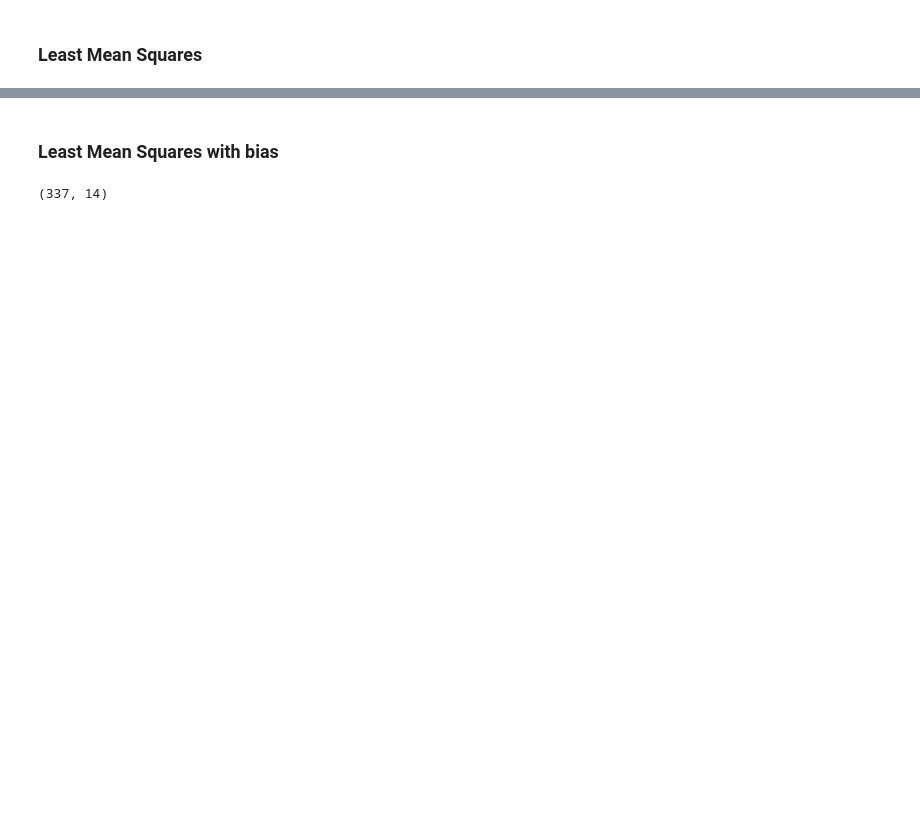
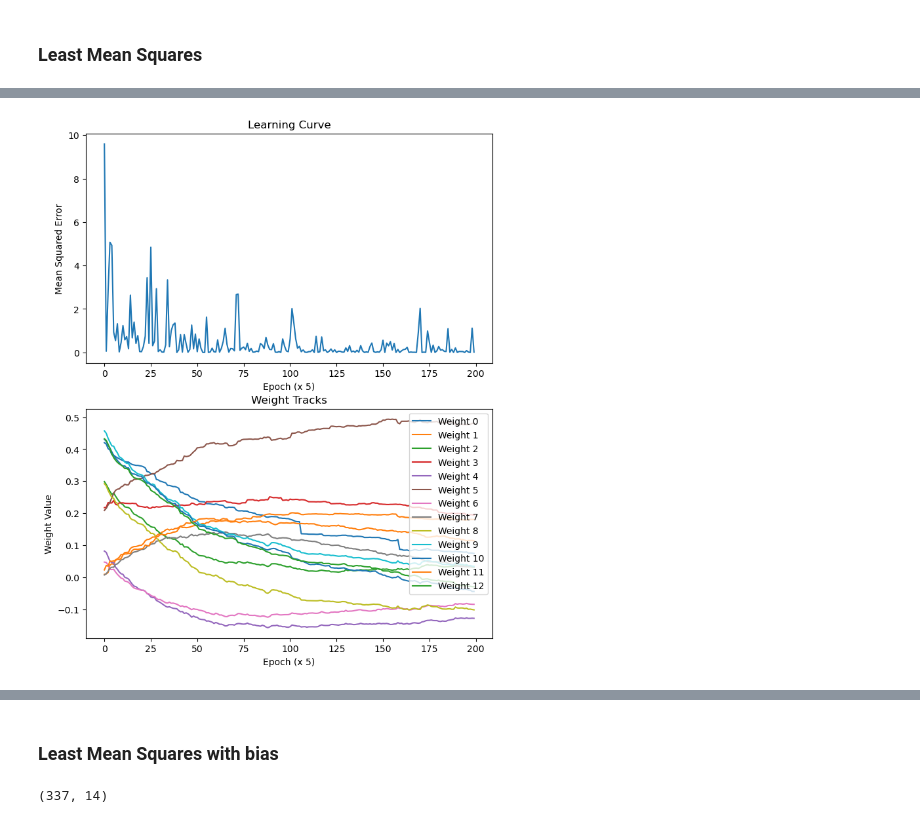
Before and after one commit to Zhenhan-Lin/EEL-6814, a Jupyter notebook: Linear_Regression/lease_mean_squares.ipynb, the cells around one changed output, grey strips where cells are left out. Drawn from its saved outputs; the diff is of its cells as text; code cells hidden in the pictures; blank space fills up the shorter version.

```diff
--- a/Linear_Regression/lease_mean_squares.ipynb
+++ b/Linear_Regression/lease_mean_squares.ipynb
@@ -129,3 +219,21 @@ def lms(data_set, w, lr, train=True):
+# %%
+fig, (ax1, ax2) = plt.subplots(2, 1, figsize=(8, 10))
+sampling = np.arange(0, 1000,5)
+ax1.plot(np.arange(len(sampling)), error_history_n[sampling])
+ax1.set_xlabel('Epoch (x 5)')
+ax1.set_ylabel('Mean Squared Error')
+ax1.set_title('Learning Curve')
+
+# Plotting the weight tracks
+for i in range(X_train.shape[1]):
+    ax2.plot([w[i] for w in weight_history_n[sampling]], label=f'Weight {i}')
+ax2.set_xlabel('Epoch (x 5)')
+ax2.set_ylabel('Weight Value')
+ax2.set_title('Weight Tracks')
+ax2.legend()
+fig.savefig("LMS with stochastic decent.png")
+# %% [output]
+[figure, added]
 # %%
 weights = np.random.rand(X_train.shape[1])
 # weights = np.full(X_train.shape[1], 0.1)
```
Also changed, not shown: parts of 31 cells of this notebook, 1 other file.
